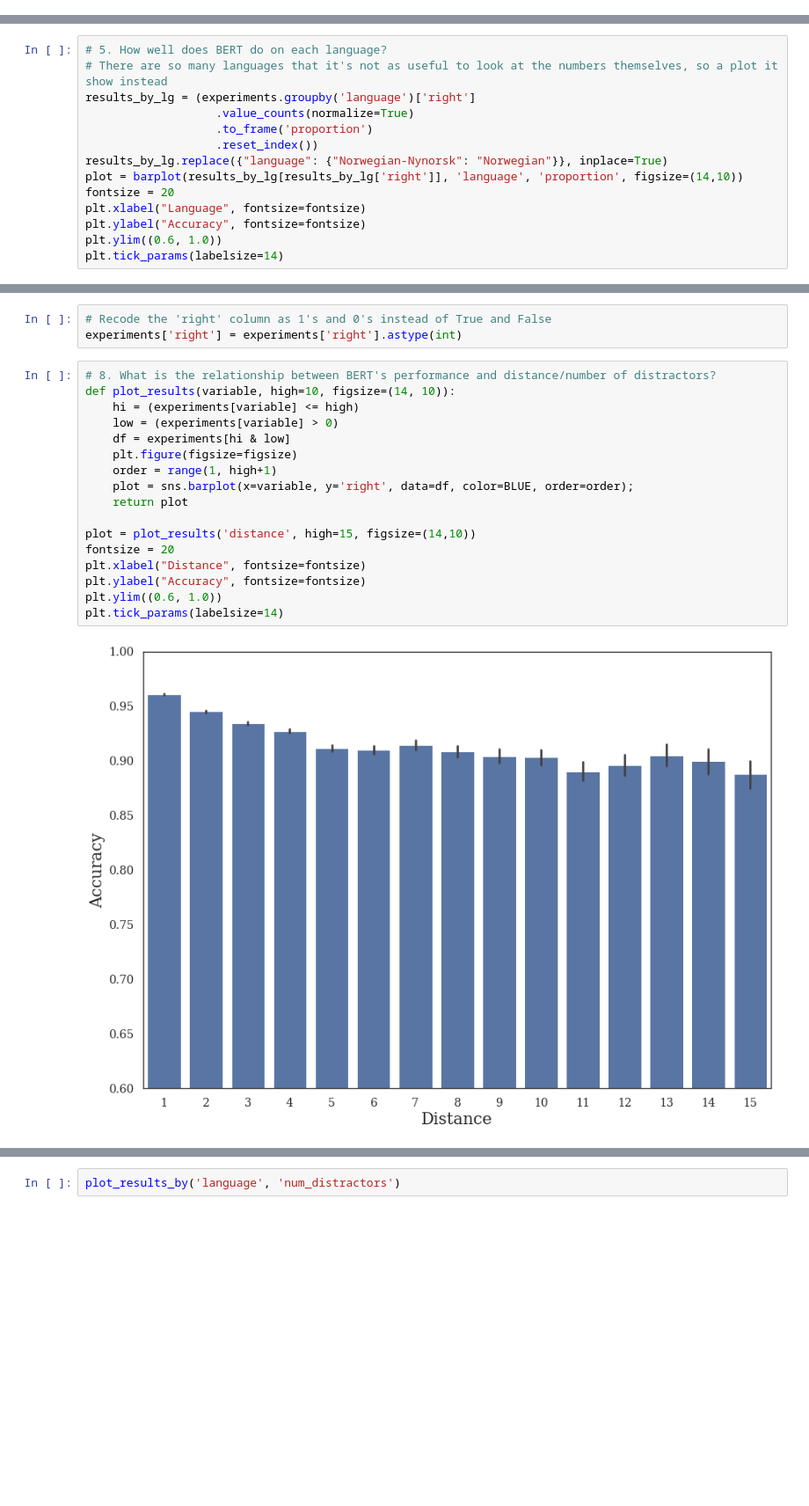
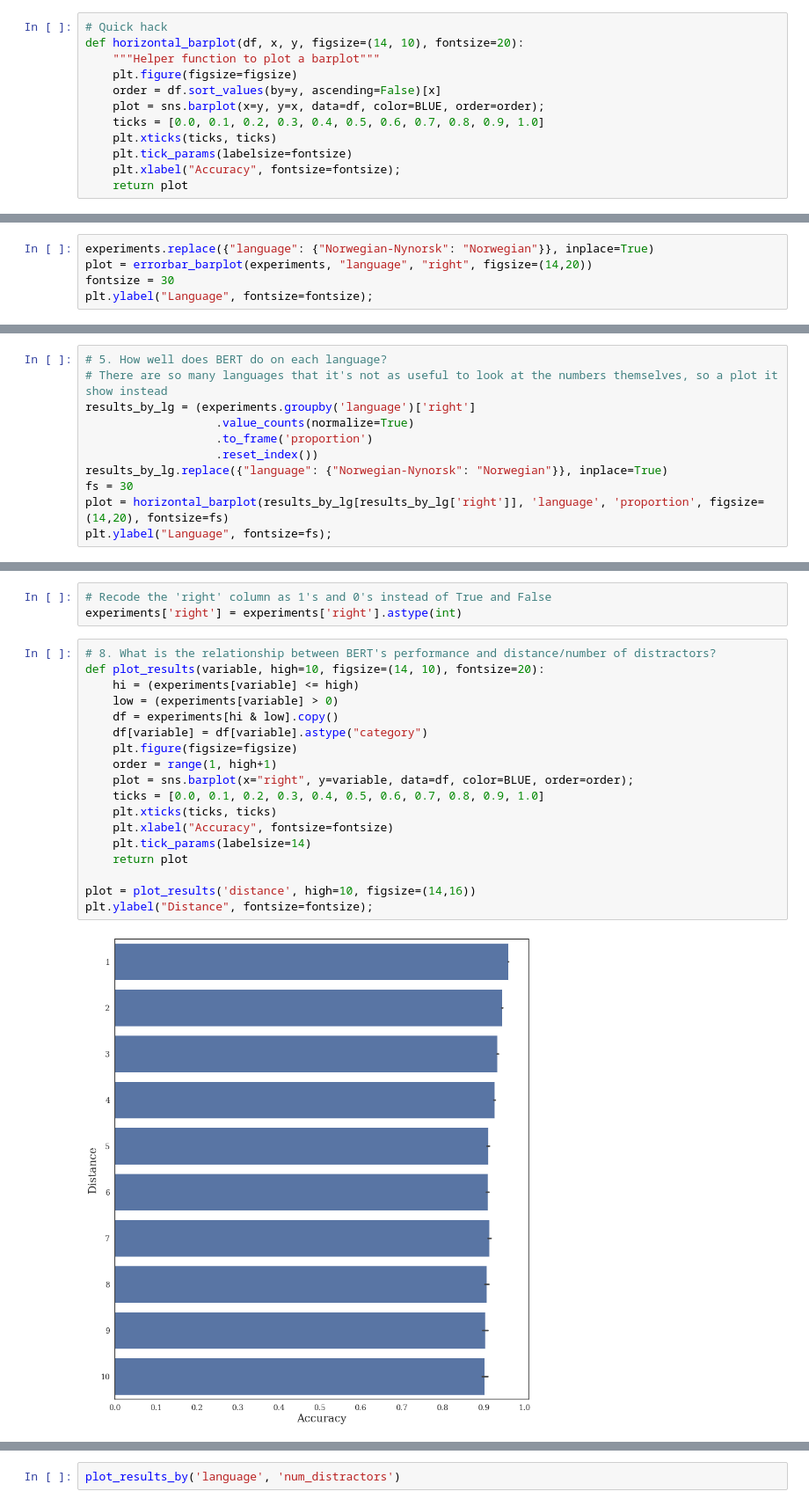
Before and after one commit to geoffbacon/does-bert-agree, a Jupyter notebook: notebooks/analysis.ipynb, the cells around one changed output, grey strips where cells are left out. Shown at 88% size. Cells and saved outputs as stored; diff of their text form; blank space fills up the shorter version.

```diff
--- a/notebooks/analysis.ipynb
+++ b/notebooks/analysis.ipynb
@@ -617,0 +620,12 @@ results_by_type
+# %%
+# Quick hack
+def horizontal_barplot(df, x, y, figsize=(14, 10), fontsize=20):
+    """Helper function to plot a barplot"""
+    plt.figure(figsize=figsize)
+    order = df.sort_values(by=y, ascending=False)[x]
+    plot = sns.barplot(x=y, y=x, data=df, color=BLUE, order=order);
+    ticks = [0.0, 0.1, 0.2, 0.3, 0.4, 0.5, 0.6, 0.7, 0.8, 0.9, 1.0]
+    plt.xticks(ticks, ticks)
+    plt.tick_params(labelsize=fontsize)
+    plt.xlabel("Accuracy", fontsize=fontsize);
+    return plot
@@ -643,0 +669,5 @@ results_by_type
+# %%
+experiments.replace({"language": {"Norwegian-Nynorsk": "Norwegian"}}, inplace=True)
+plot = errorbar_barplot(experiments, "language", "right", figsize=(14,20))
+fontsize = 30
+plt.ylabel("Language", fontsize=fontsize);
@@ -649,10 +681,7 @@ results_by_lg = (experiments.groupby('language')['right']
                    .to_frame('proportion')
                    .reset_index())
 results_by_lg.replace({"language": {"Norwegian-Nynorsk": "Norwegian"}}, inplace=True)
-plot = barplot(results_by_lg[results_by_lg['right']], 'language', 'proportion', figsize=(14,10))
-fontsize = 20
-plt.xlabel("Language", fontsize=fontsize)
-plt.ylabel("Accuracy", fontsize=fontsize)
-plt.ylim((0.6, 1.0))
-plt.tick_params(labelsize=14)
+fs = 30
+plot = horizontal_barplot(results_by_lg[results_by_lg['right']], 'language', 'proportion', figsize=(14,20), fontsize=fs)
+plt.ylabel("Language", fontsize=fs);
 # %% [output]
@@ -724,21 +753,22 @@ display_for('Turkish', 'num_distractors', high=20)
 experiments['right'] = experiments['right'].astype(int)
 # %%
 # 8. What is the relationship between BERT's performance and distance/number of distractors?
-def plot_results(variable, high=10, figsize=(14, 10)):
+def plot_results(variable, high=10, figsize=(14, 10), fontsize=20):
     hi = (experiments[variable] <= high)
     low = (experiments[variable] > 0)
-    df = experiments[hi & low]
+    df = experiments[hi & low].copy()
+    df[variable] = df[variable].astype("category")
     plt.figure(figsize=figsize)
     order = range(1, high+1)
-    plot = sns.barplot(x=variable, y='right', data=df, color=BLUE, order=order);
+    plot = sns.barplot(x="right", y=variable, data=df, color=BLUE, order=order);
+    ticks = [0.0, 0.1, 0.2, 0.3, 0.4, 0.5, 0.6, 0.7, 0.8, 0.9, 1.0]
+    plt.xticks(ticks, ticks)
+    plt.xlabel("Accuracy", fontsize=fontsize)
+    plt.tick_params(labelsize=14)
     return plot
 
-plot = plot_results('distance', high=15, figsize=(14,10))
-fontsize = 20
-plt.xlabel("Distance", fontsize=fontsize)
-plt.ylabel("Accuracy", fontsize=fontsize)
-plt.ylim((0.6, 1.0))
-plt.tick_params(labelsize=14)
+plot = plot_results('distance', high=10, figsize=(14,16))
+plt.ylabel("Distance", fontsize=fontsize);
 # %% [output]
-[figure, old version]
+[figure, new version]
 # %%
```
Also changed, not shown: parts of 21 cells of this notebook.
